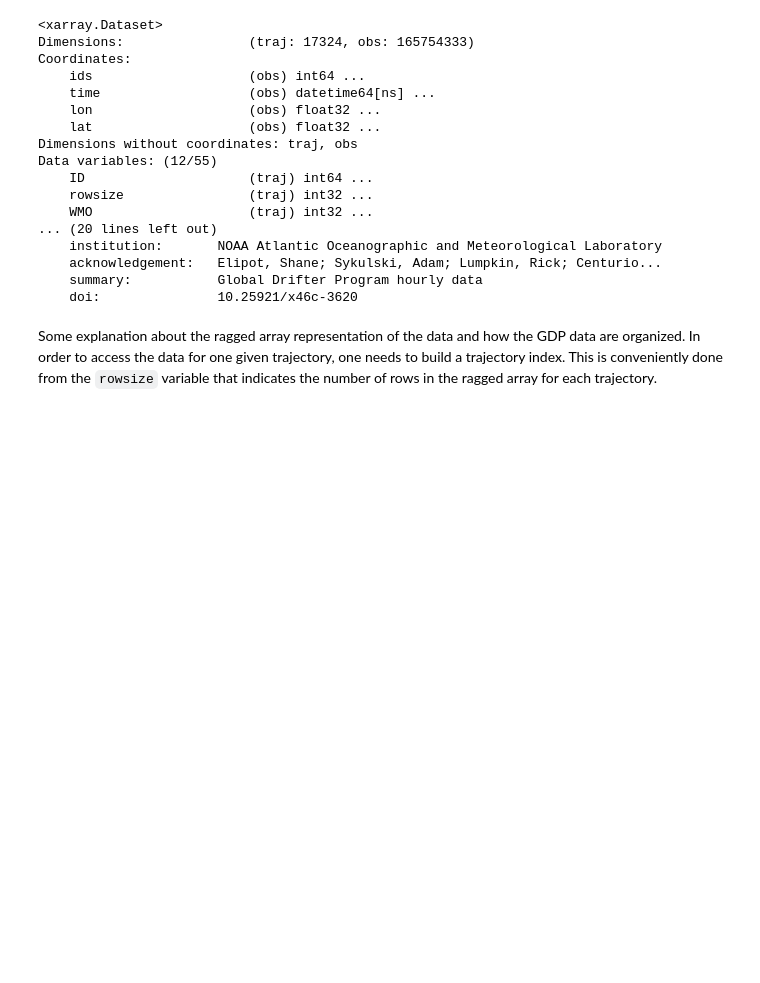
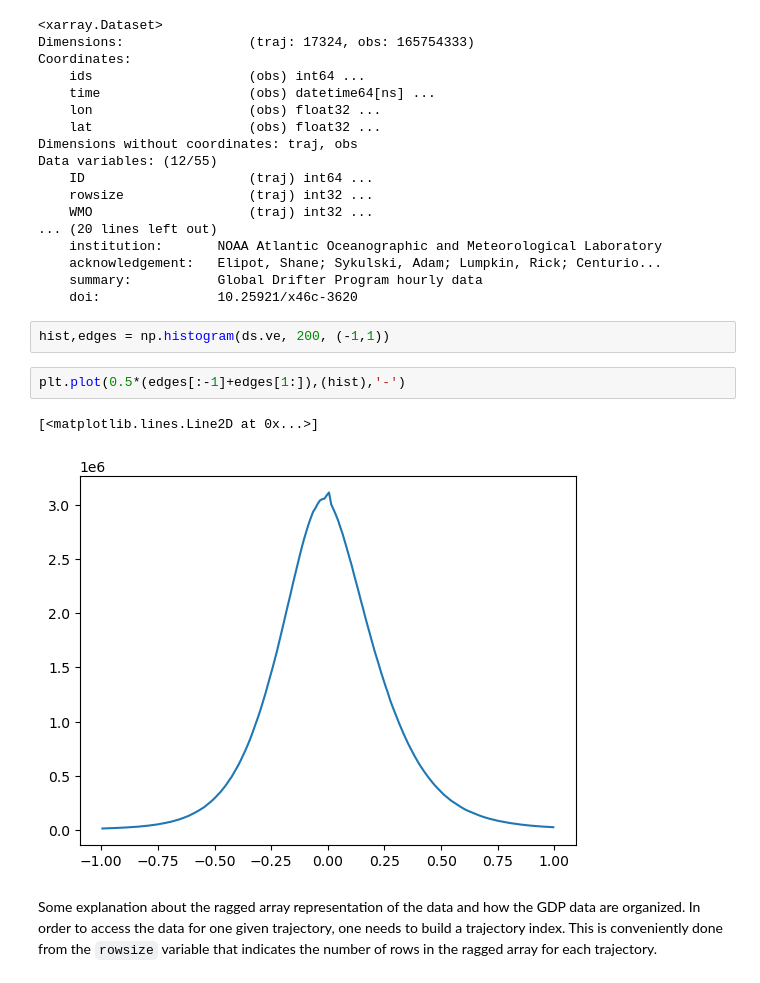
Before and after one commit to selipot/clouddrift-examples, a Jupyter notebook: notebooks/gdp-velocity-from-position.ipynb, the cells around one changed output. Saved outputs shown, nothing was run; the diff lists cells and outputs as text; blank space fills up the shorter version.

```diff
--- a/notebooks/gdp-velocity-from-position.ipynb
+++ b/notebooks/gdp-velocity-from-position.ipynb
@@ -35,6 +35,13 @@ Data variables: (12/55)
     acknowledgement:   Elipot, Shane; Sykulski, Adam; Lumpkin, Rick; Centurio...
     summary:           Global Drifter Program hourly data
     doi:               10.25921/x46c-3620
+# %%
+hist,edges = np.histogram(ds.ve, 200, (-1,1))
+# %%
+plt.plot(0.5*(edges[:-1]+edges[1:]),(hist),'-')
+# %% [output]
+[<matplotlib.lines.Line2D at 0x...>]
+[figure, added]
 # %% [markdown]
 Some explanation about the ragged array representation of the data and how the GDP data are organized. In order to access the data for one given trajectory, one needs to build a trajectory index. This is conveniently done from the `rowsize` variable that indicates the number of rows in the ragged array for each trajectory.
 # %%
```
Also changed, not shown: parts of 5 cells of this notebook.
